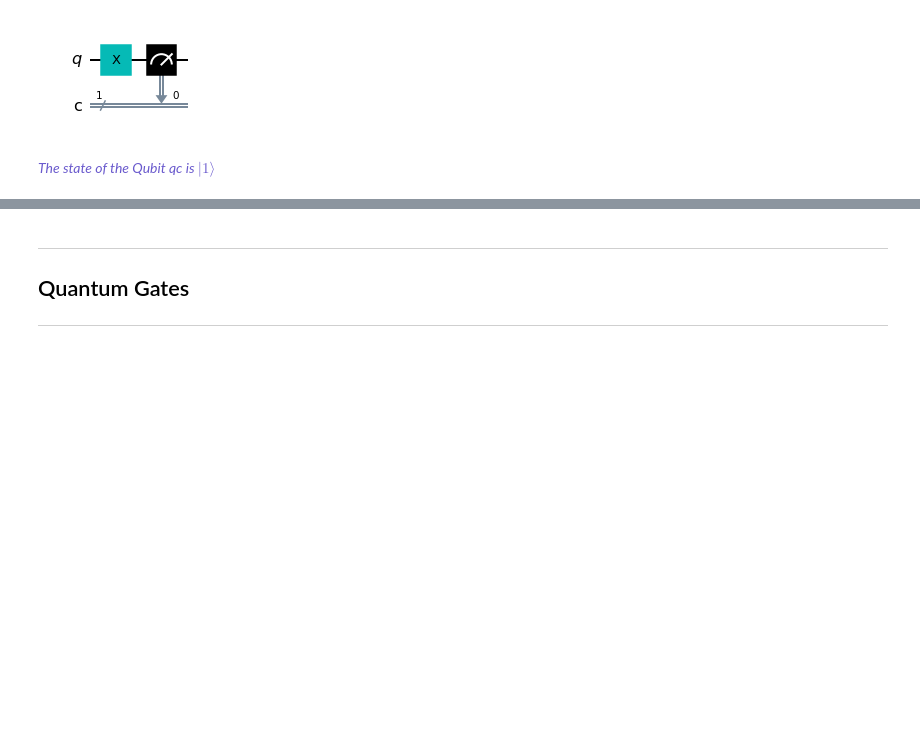
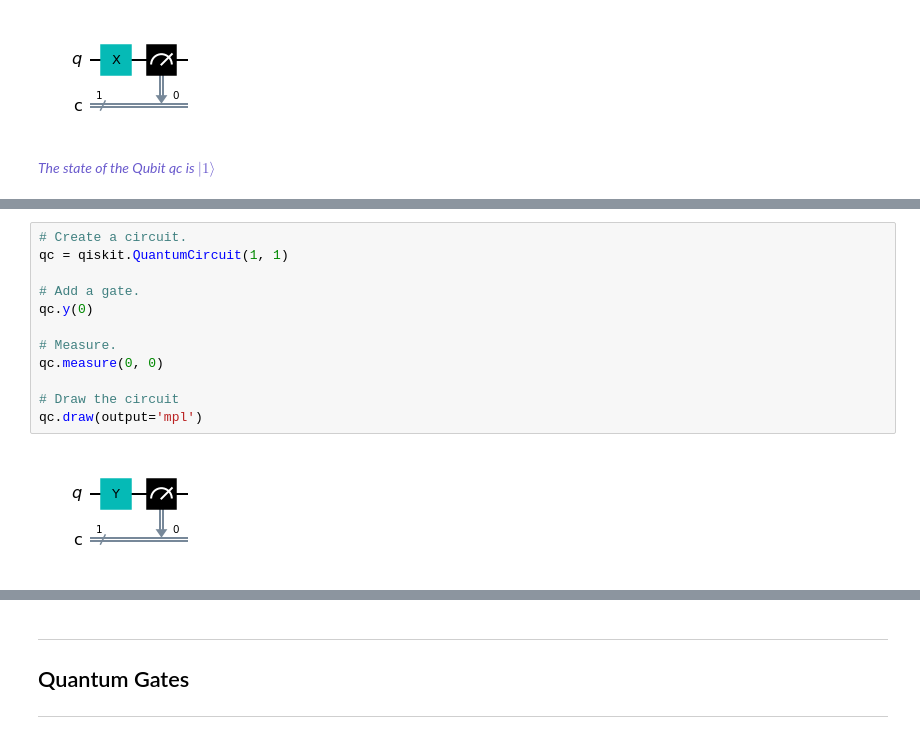
Before and after one commit to alexandrac77/emerging-technologies, a Jupyter notebook: content/Class Notebooks/Quantum Computing.ipynb, the cells around one changed output, grey strips where cells are left out. Saved outputs shown, nothing was run; the diff lists cells and outputs as text; blank space fills up the shorter version.

Commit message:
work on xyzht gates

```diff
--- a/content/Class Notebooks/Quantum Computing.ipynb
+++ b/content/Class Notebooks/Quantum Computing.ipynb
@@ -274,0 +287,14 @@ qc.draw(output='mpl')
+# %%
+# Create a circuit.
+qc = qiskit.QuantumCircuit(1, 1)
+
+# Add a gate.
+qc.y(0)
+
+# Measure.
+qc.measure(0, 0)
+
+# Draw the circuit
+qc.draw(output='mpl')
+# %% [output]
+[figure, added]
```
Also changed, not shown: parts of 35 cells of this notebook.
